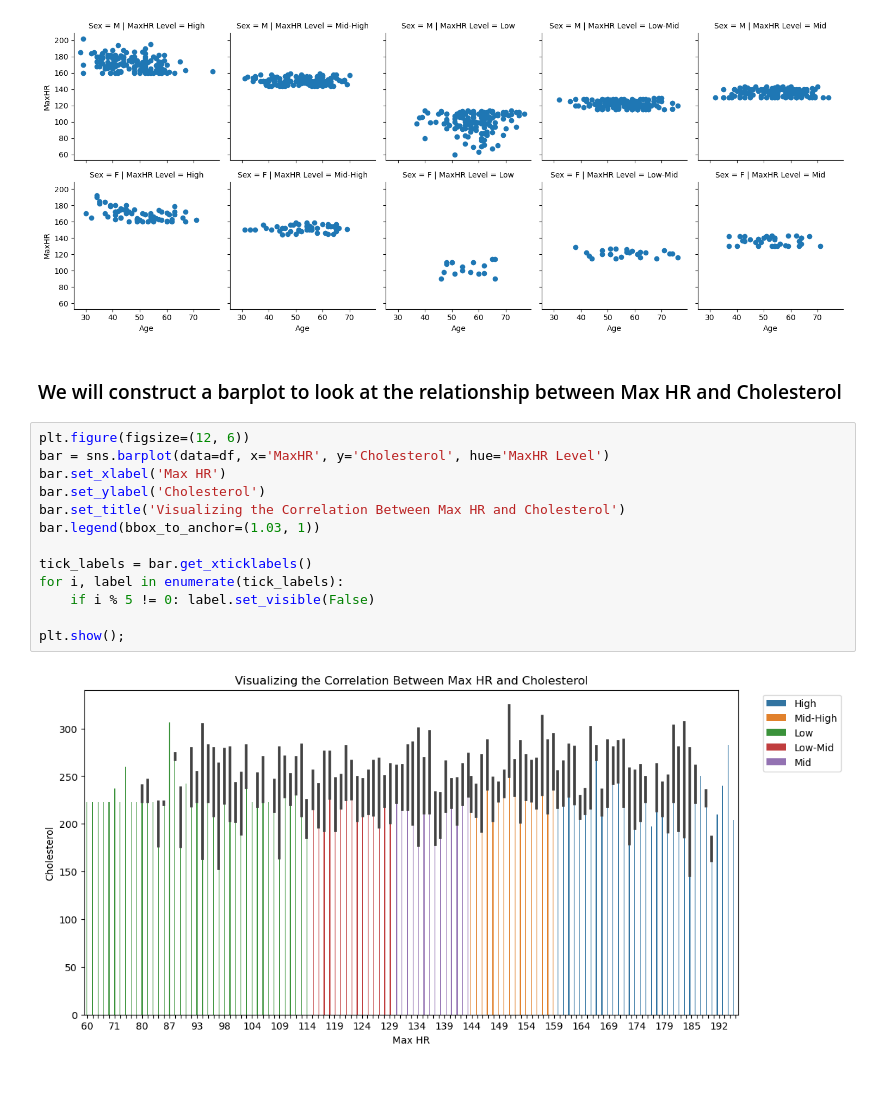
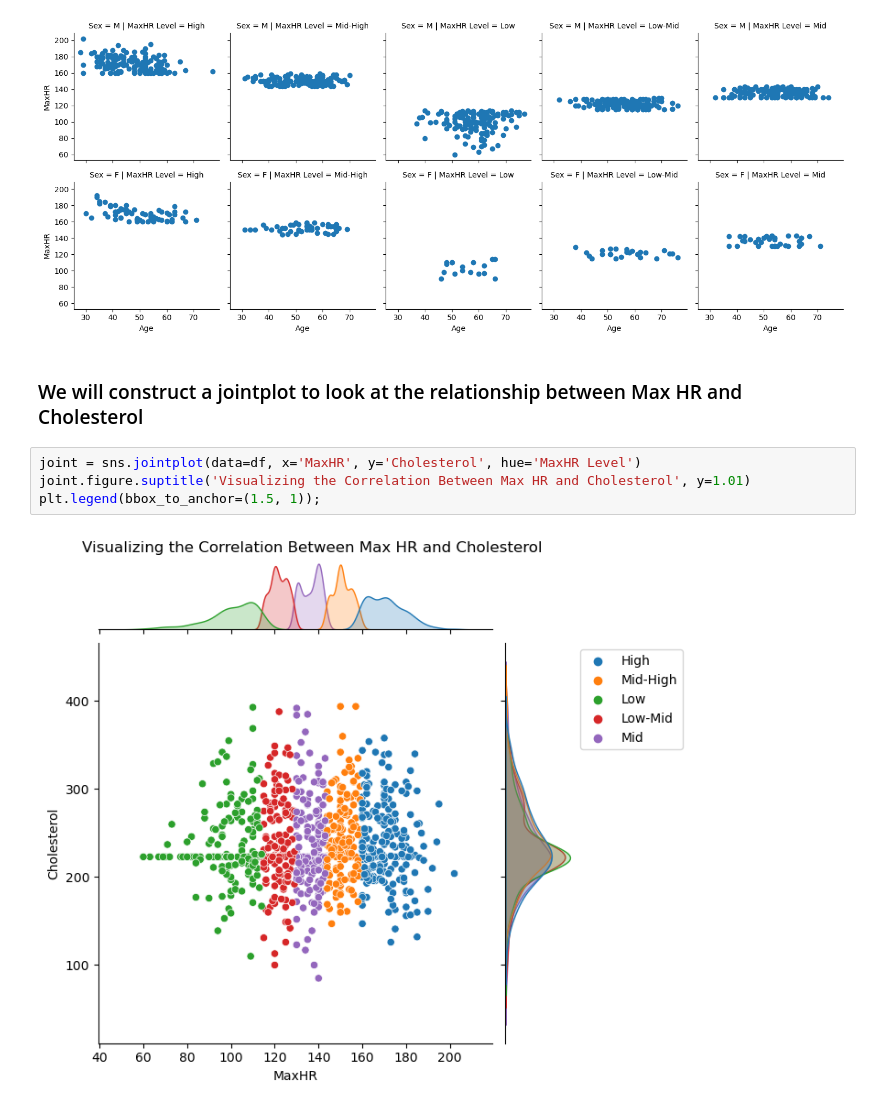
Before and after one commit to malikka-rajshahi/Heart-Failure-Analysis, a Jupyter notebook: main.ipynb, the cells around one changed output. Cells and saved outputs as stored; diff of their text form; blank space fills up the shorter version.

Commit message:
rectifying Max HR Visual (jointplot)

```diff
--- a/main.ipynb
+++ b/main.ipynb
@@ -98,19 +98,10 @@ sns.FacetGrid(data=df, col='MaxHR Level', row='Sex').map(plt.scatter, 'Age', 'Ma
 # %% [output]
 [figure]
 # %% [markdown]
-### We will construct a barplot to look at the relationship between Max HR and Cholesterol
+### We will construct a jointplot to look at the relationship between Max HR and Cholesterol
 # %%
-plt.figure(figsize=(12, 6))
-bar = sns.barplot(data=df, x='MaxHR', y='Cholesterol', hue='MaxHR Level')
-bar.set_xlabel('Max HR')
-bar.set_ylabel('Cholesterol')
-bar.set_title('Visualizing the Correlation Between Max HR and Cholesterol')
-bar.legend(bbox_to_anchor=(1.03, 1))
-
-tick_labels = bar.get_xticklabels()
-for i, label in enumerate(tick_labels):
-    if i % 5 != 0: label.set_visible(False)
-
-plt.show();
+joint = sns.jointplot(data=df, x='MaxHR', y='Cholesterol', hue='MaxHR Level')
+joint.figure.suptitle('Visualizing the Correlation Between Max HR and Cholesterol', y=1.01)
+plt.legend(bbox_to_anchor=(1.5, 1));
 # %% [output]
-[figure, old version]
+[figure, new version]
```
